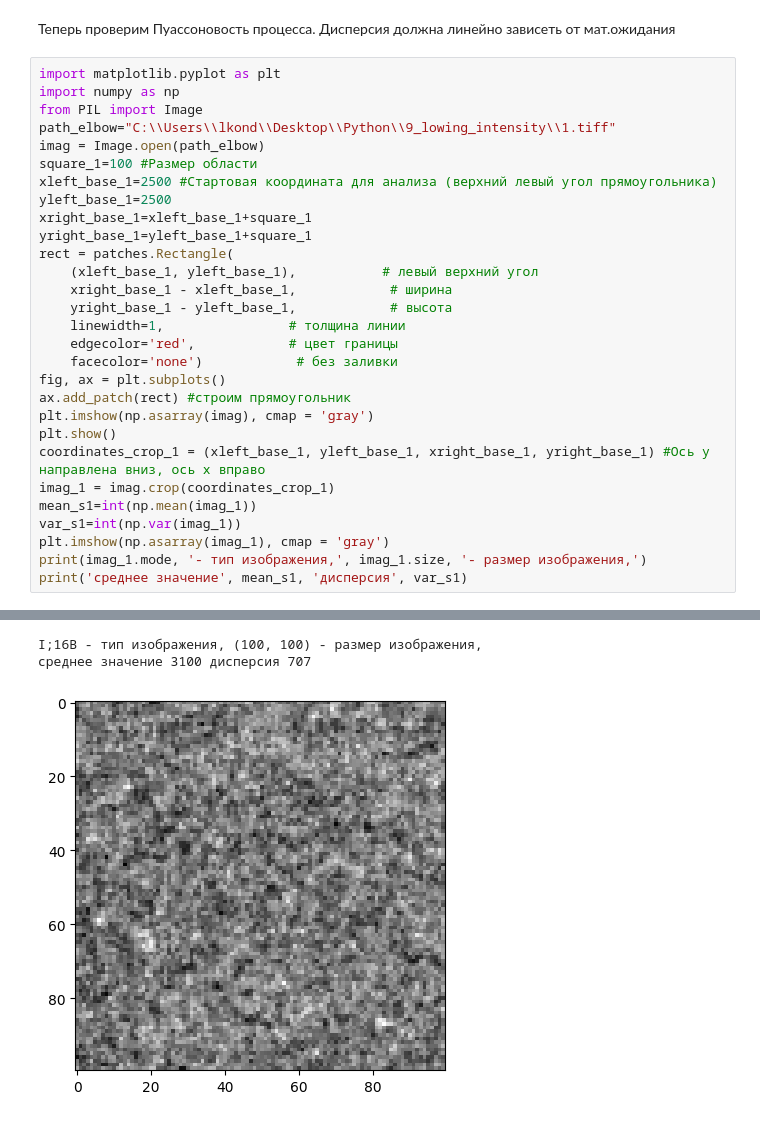
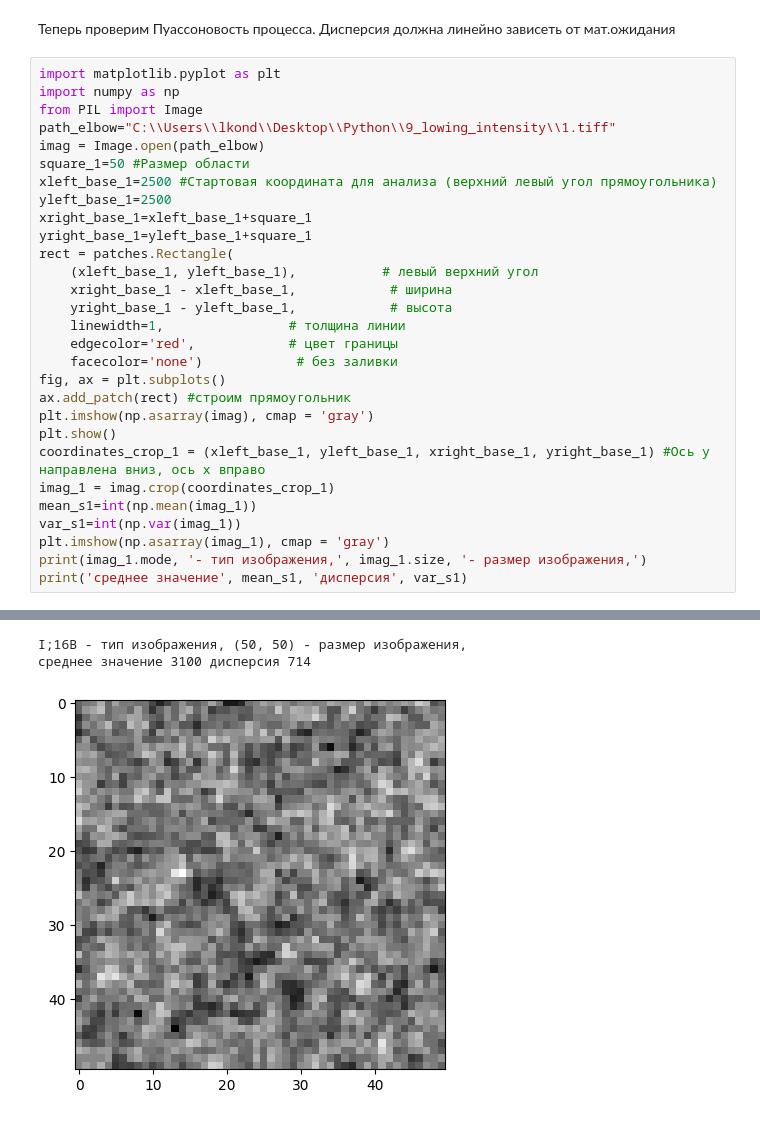
Before and after one commit to integrator942/SNR_X_RAY_PICTURES, a Jupyter notebook: Ergodicity_process_x_ray.ipynb, the cells around one changed output, grey strips where cells are left out. Cells and saved outputs as stored; diff of their text form.

```diff
--- a/Ergodicity_process_x_ray.ipynb
+++ b/Ergodicity_process_x_ray.ipynb
@@ -153,7 +282,7 @@ import numpy as np
 from PIL import Image
 path_elbow="C:\\Users\\lkond\\Desktop\\Python\\9_lowing_intensity\\1.tiff"
 imag = Image.open(path_elbow)
-square_1=100 #Размер области
+square_1=50 #Размер области
 xleft_base_1=2500 #Стартовая координата для анализа (верхний левый угол прямоугольника)
 yleft_base_1=2500
 xright_base_1=xleft_base_1+square_1
@@ -181,6 +310,6 @@ print('среднее значение', mean_s1, 'дисперсия', var_s1)
-I;16B - тип изображения, (100, 100) - размер изображения,
-среднее значение 3100 дисперсия 707
+I;16B - тип изображения, (50, 50) - размер изображения,
+среднее значение 3100 дисперсия 714
-[figure, old version]
+[figure, new version]
 # %%
 from scipy import stats
 sredn_var=[]
```
Also changed, not shown: parts of 33 cells of this notebook.
